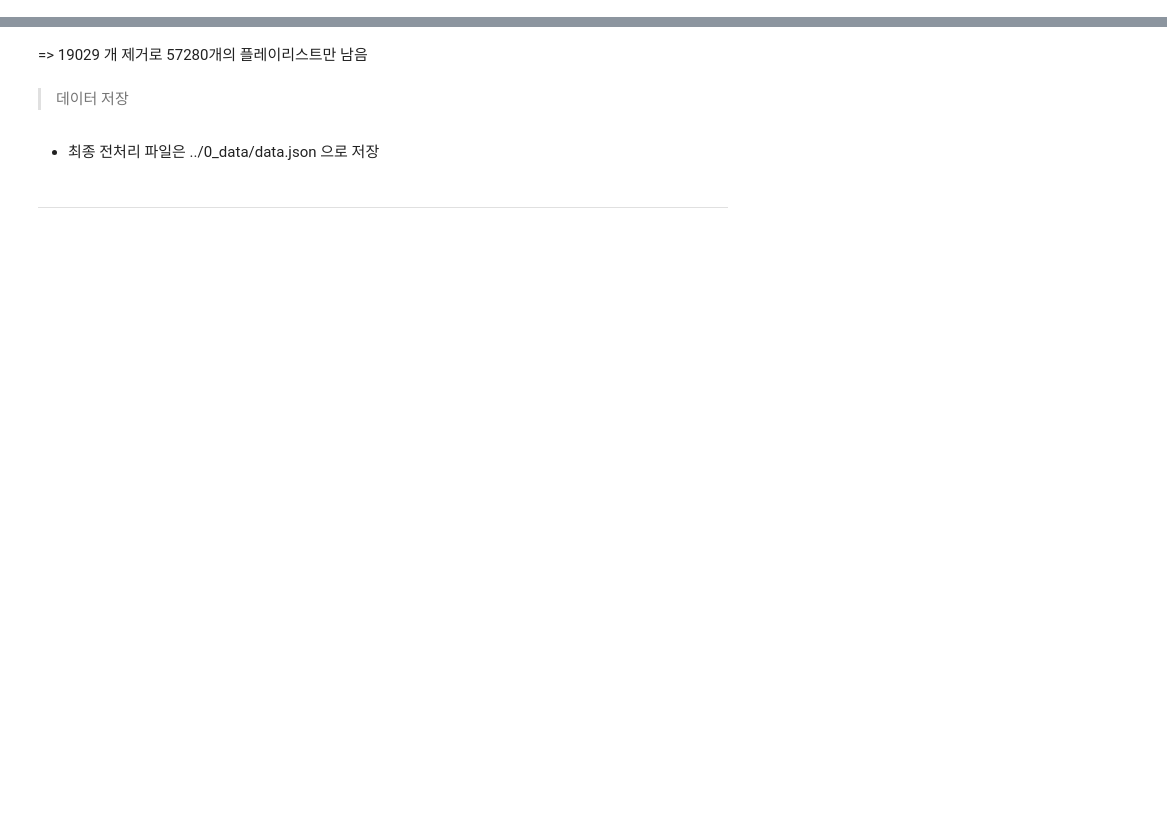
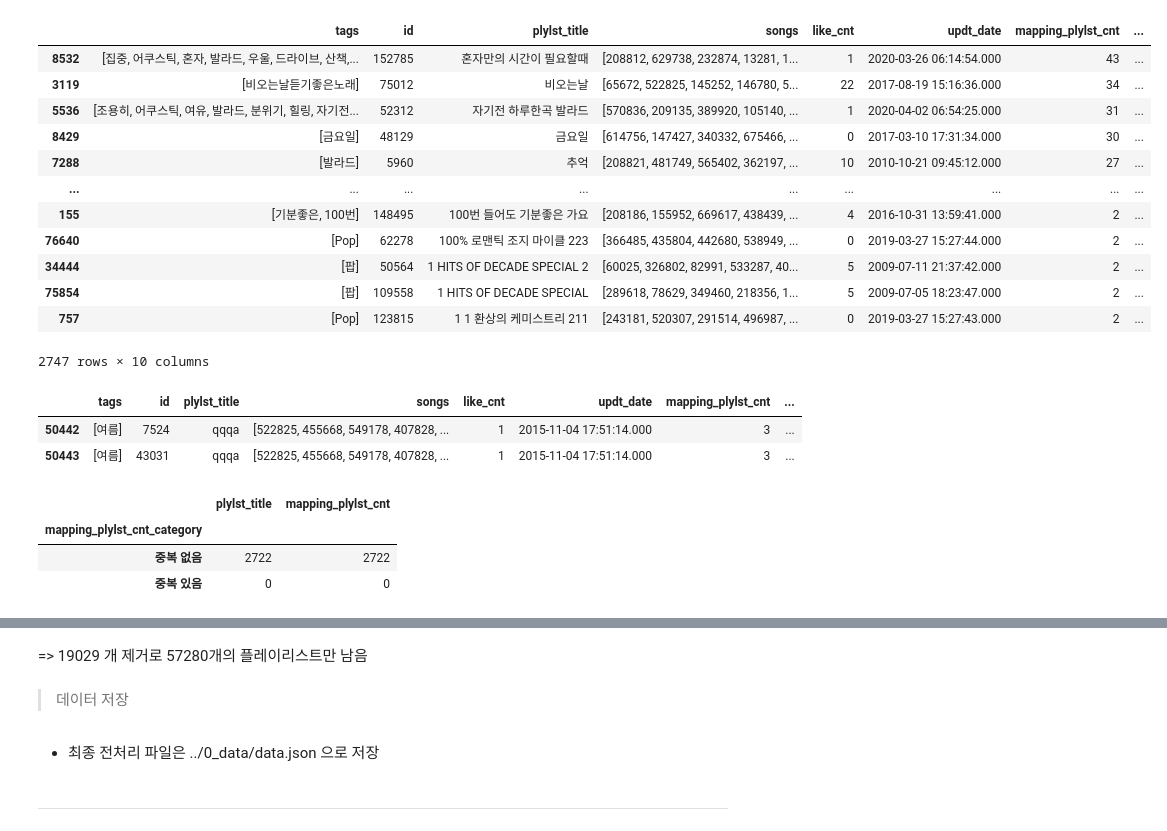
Before and after one commit to pulpo125/AIPlayer_Pling, a Jupyter notebook: 1_analysis/3_전처리.ipynb, the cells around one changed output, grey strips where cells are left out. Saved outputs shown, nothing was run; the diff lists cells and outputs as text; code cells hidden in the pictures; blank space fills up the shorter version.

```diff
--- a/1_analysis/3_전처리.ipynb
+++ b/1_analysis/3_전처리.ipynb
@@ -24,0 +280,3 @@ len(data) - len(df)
+# %%
+playlists_dup['tag_cnt'] = playlists_dup['tags'].apply(len)
+playlists_dup.head()
@@ -24,0 +295,27 @@ len(data) - len(df)
+# %%
+# playlists_dup 중 각 플리 제목 별 노래갯수가 가장 많은 하나만 남긴다
+playlists_dup_filter = pd.DataFrame(playlists_dup[playlists_dup.groupby('plylst_title')['song_cnt'].transform(max) == playlists_dup['song_cnt']]) # 3572
+playlists_dup_filter = pd.DataFrame(playlists_dup_filter[playlists_dup_filter.groupby('plylst_title')['like_cnt'].transform(max) == playlists_dup_filter['like_cnt']]) # 2928
+playlists_dup_filter = pd.DataFrame(playlists_dup_filter[playlists_dup_filter.groupby('plylst_title')['tag_cnt'].transform(max) == playlists_dup_filter['tag_cnt']]) # 2909
+playlists_dup_filter = pd.DataFrame(playlists_dup_filter[playlists_dup_filter.groupby('plylst_title')['updt_date'].transform(max) == playlists_dup_filter['updt_date']]) # 2748
+playlists_dup_filter
+# %% [output]
+|  | tags | id | plylst_title | songs | like_cnt | updt_date | mapping_plylst_cnt | ... |
+| 8532 | [집중, 어쿠스틱, 혼자, 발라드, 우울, 드라이브, 산책,... | 152785 | 혼자만의 시간이 필요할때 | [208812, 629738, 232874, 13281, 1... | 1 | 2020-03-26 06:14:54.000 | 43 | ... |
+| 3119 | [비오는날듣기좋은노래] | 75012 | 비오는날 | [65672, 522825, 145252, 146780, 5... | 22 | 2017-08-19 15:16:36.000 | 34 | ... |
+| 5536 | [조용히, 어쿠스틱, 여유, 발라드, 분위기, 힐링, 자기전... | 52312 | 자기전 하루한곡 발라드 | [570836, 209135, 389920, 105140, ... | 1 | 2020-04-02 06:54:25.000 | 31 | ... |
+| 8429 | [금요일] | 48129 | 금요일 | [614756, 147427, 340332, 675466, ... | 0 | 2017-03-10 17:31:34.000 | 30 | ... |
+| 7288 | [발라드] | 5960 | 추억 | [208821, 481749, 565402, 362197, ... | 10 | 2010-10-21 09:45:12.000 | 27 | ... |
+| ... | ... | ... | ... | ... | ... | ... | ... | ... |
+| 155 | [기분좋은, 100번] | 148495 | 100번 들어도 기분좋은 가요 | [208186, 155952, 669617, 438439, ... | 4 | 2016-10-31 13:59:41.000 | 2 | ... |
+| 76640 | [Pop] | 62278 | 100% 로맨틱 조지 마이클 223 | [366485, 435804, 442680, 538949, ... | 0 | 2019-03-27 15:27:44.000 | 2 | ... |
+| 34444 | [팝] | 50564 | 1 HITS OF DECADE SPECIAL 2 | [60025, 326802, 82991, 533287, 40... | 5 | 2009-07-11 21:37:42.000 | 2 | ... |
+| 75854 | [팝] | 109558 | 1 HITS OF DECADE SPECIAL | [289618, 78629, 349460, 218356, 1... | 5 | 2009-07-05 18:23:47.000 | 2 | ... |
+| 757 | [Pop] | 123815 | 1 1 환상의 케미스트리 211 | [243181, 520307, 291514, 496987, ... | 0 | 2019-03-27 15:27:43.000 | 2 | ... |
+2747 rows × 10 columns
+# %%
+playlists_dup_filter[playlists_dup_filter['plylst_title'] == 'qqqa'] # 필터링 되지 않은 중복 타이틀은 플레이리스트 자체가 같음
+# %% [output]
+|  | tags | id | plylst_title | songs | like_cnt | updt_date | mapping_plylst_cnt | ... |
+| 50442 | [여름] | 7524 | qqqa | [522825, 455668, 549178, 407828, ... | 1 | 2015-11-04 17:51:14.000 | 3 | ... |
+| 50443 | [여름] | 43031 | qqqa | [522825, 455668, 549178, 407828, ... | 1 | 2015-11-04 17:51:14.000 | 3 | ... |
@@ -24,0 +326,24 @@ len(data) - len(df)
+# %%
+# playlists_dup_filter 중 중복 여부 확인
+
+# 1. 플레이리스트 아이디(id)와 플레이리스트 명(plylst_title) 추출
+plylst_title_2 = playlists_dup_filter[['id', 'plylst_title']]
+
+# 2. 플레이리스트 이름 별 플레이리스트 ID count 테이블 생성 : plylst_id_cnt
+plylst_id_cnt_2 = plylst_title_2.groupby('plylst_title').id.nunique().reset_index(name = 'mapping_plylst_cnt')
+
+# 3. 플레이리스트 명 중복 구분 : 서로 다른 플레이리스트 아이디로 겹치는 플레이리스트 이름이 없으면 '중복 없음', 그 외 '중복 있음'
+plylst_id_cnt_2 = plylst_id_cnt_2.assign(
+    mapping_plylst_cnt_category = pd.cut(plylst_id_cnt_2['mapping_plylst_cnt'], [0, 1, np.inf], labels = ['중복 없음', '중복 있음'])
+)
+plylst_id_cnt_2
+# [0, 1, np.inf] : 0이상 1미만 값 = 중복없음, 1이상의 값 = 중복있음
+
+# 4. 중복 구분 별 플레이리스트 수 count 테이블 생성 : plylst_id_cnt_division
+plylst_id_cnt_division_2 = pd.DataFrame(plylst_id_cnt_2.groupby('mapping_plylst_cnt_category').count())
+plylst_id_cnt_division_2
+# %% [output]
+|  | plylst_title | mapping_plylst_cnt |
+| mapping_plylst_cnt_category |  |  |
+| 중복 없음 | 2722 | 2722 |
+| 중복 있음 | 0 | 0 |
```
Also changed, not shown: parts of 72 cells of this notebook, 1 other file.
